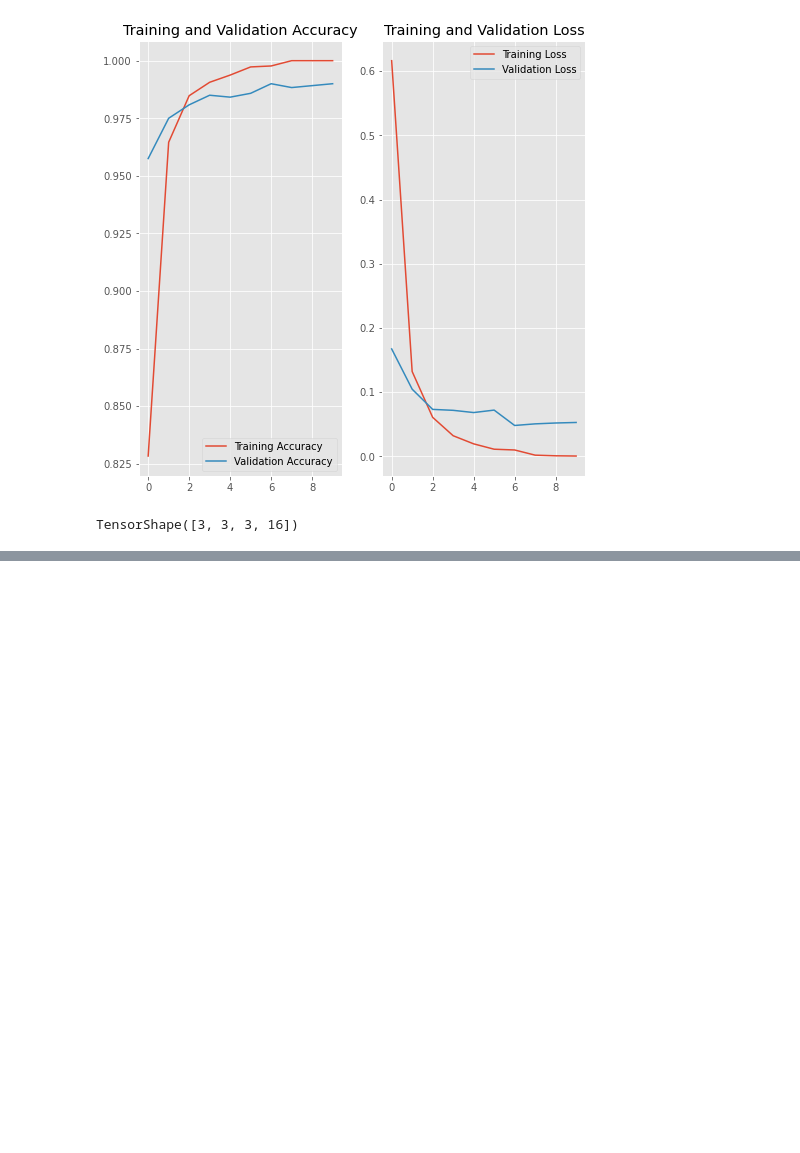
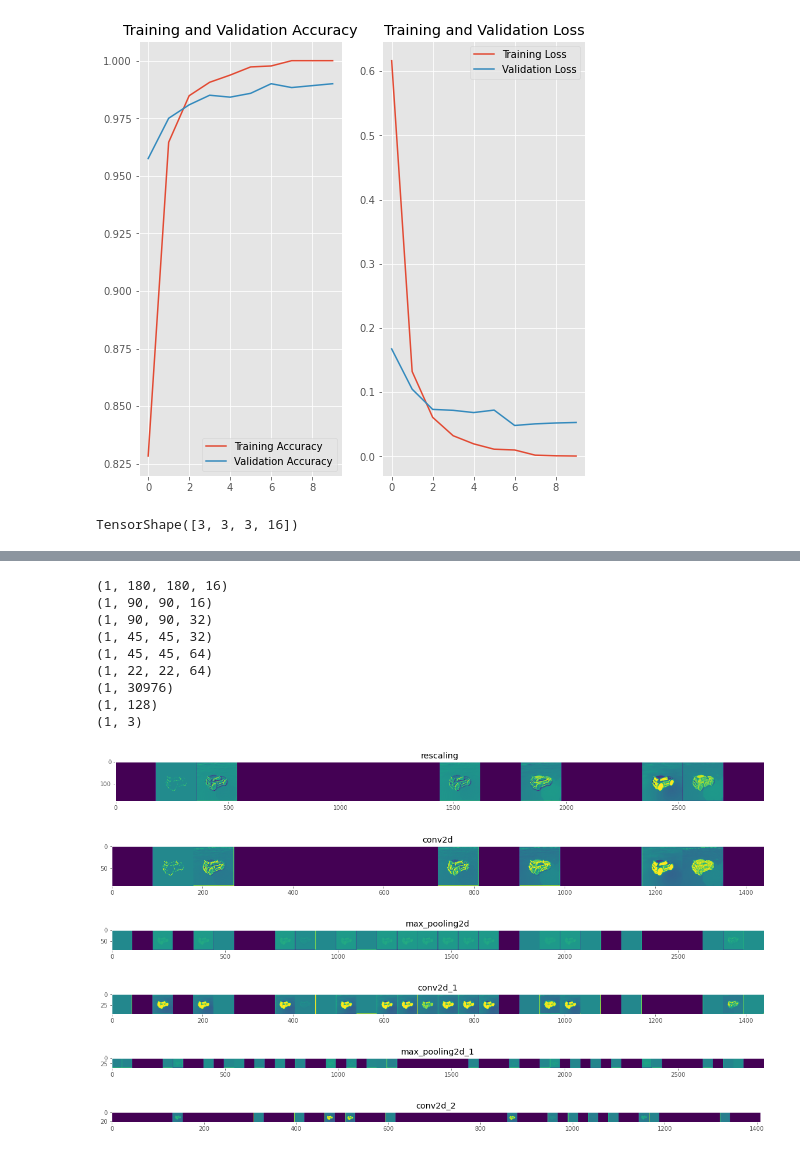
Before and after one commit to bdotbull/capst2ne, a Jupyter notebook: notebook/rl_ic_cnn.ipynb, the cells around one changed output, grey strips where cells are left out. Drawn from its saved outputs; the diff is of its cells as text; code cells hidden in the pictures; blank space fills up the shorter version.

```diff
--- a/notebook/rl_ic_cnn.ipynb
+++ b/notebook/rl_ic_cnn.ipynb
@@ -376,0 +410,19 @@ TensorShape([3, 3, 3, 16])
+# %%
+img_path = '../data/img/screenshots/train/cropped/fennec/cropped_fen_13.jpg'
+viz_feature_map(model1, img_path, img_height=img_height, img_width=img_width)
+# %% [output]
+(1, 180, 180, 16)
+(1, 90, 90, 16)
+(1, 90, 90, 32)
+(1, 45, 45, 32)
+(1, 45, 45, 64)
+(1, 22, 22, 64)
+(1, 30976)
+(1, 128)
+(1, 3)
+[figure, added]
+[figure, added]
+[figure, added]
+[figure, added]
+[figure, added]
+[figure, added]
```
Also changed, not shown: parts of 2 cells of this notebook, 1 other file.
